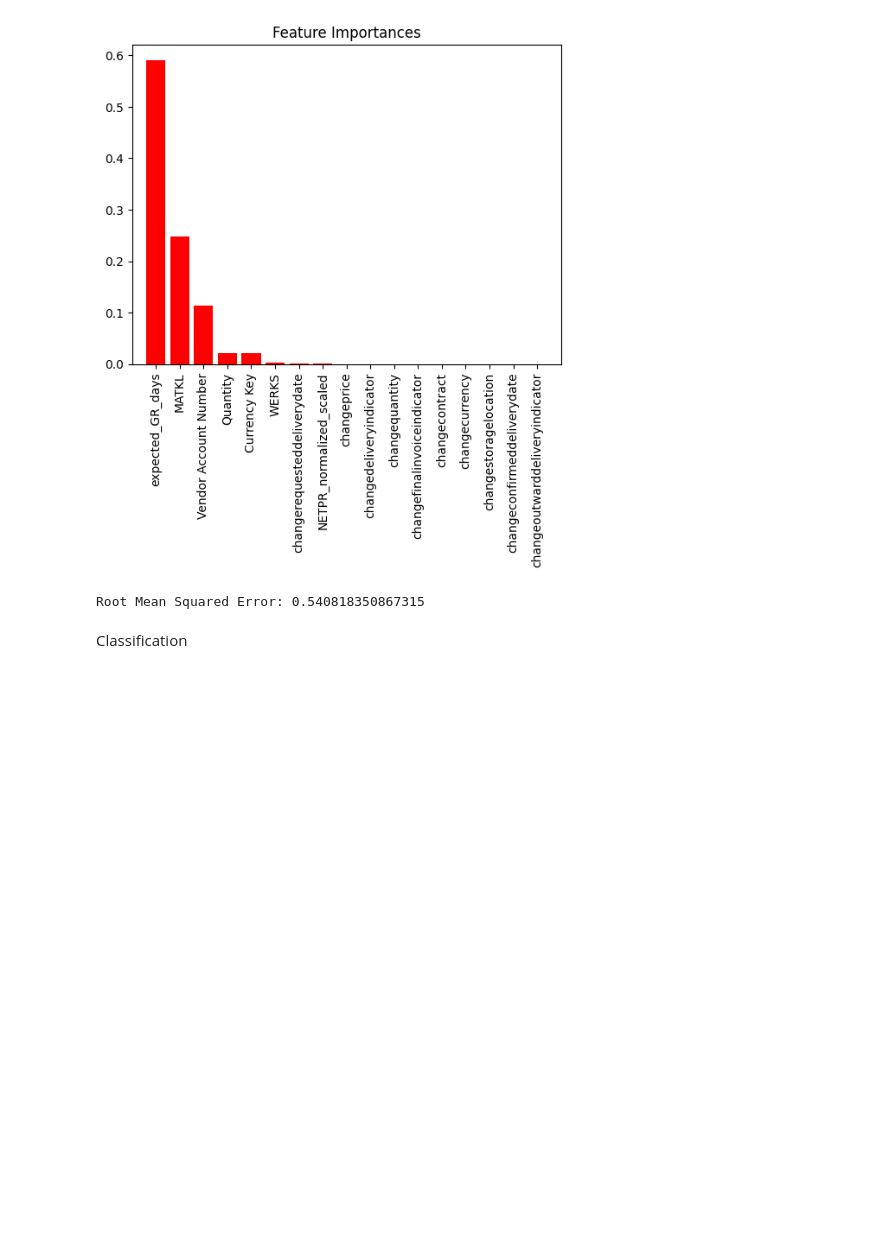
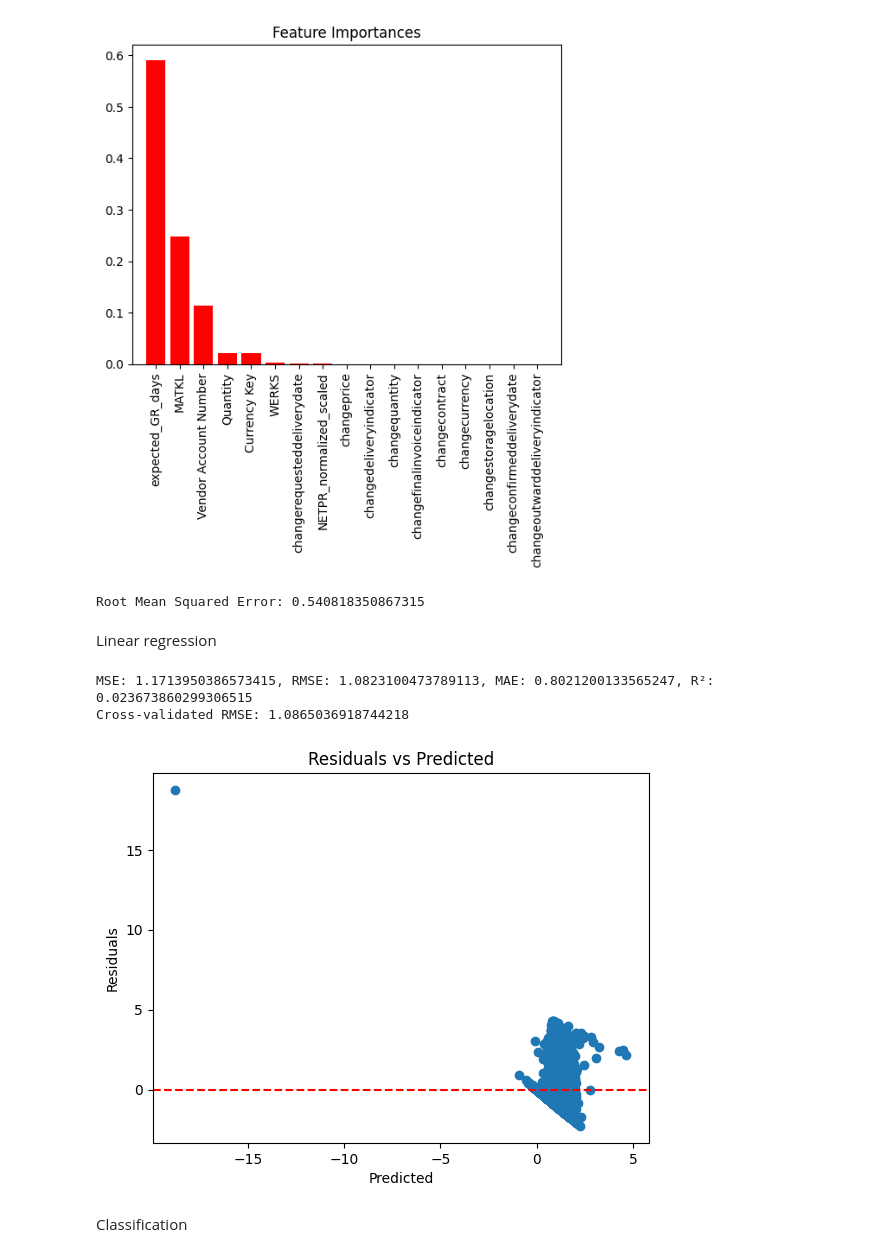
Before and after one commit to sri-anirudh/Deloitte-project, a Jupyter notebook: analysis2.ipynb, the cells around one changed output. Cells and saved outputs as stored; diff of their text form; code cells hidden in the pictures; blank space fills up the shorter version.

```diff
--- a/analysis2.ipynb
+++ b/analysis2.ipynb
@@ -444,3 +615,5 @@ rmse = (mean_squared_error(y_test, y_pred))
 print(f'Root Mean Squared Error: {rmse}')
 # %% [output]
 Root Mean Squared Error: 0.540818350867315
+# %% [markdown]
+Linear regression
@@ -447,3 +631,58 @@ Root Mean Squared Error: 0.540818350867315
+# %%
+import pandas as pd
+from sklearn.model_selection import train_test_split, cross_val_score, KFold, GridSearchCV
+from sklearn.linear_model import LinearRegression, Ridge
+from sklearn.metrics import mean_squared_error, mean_absolute_error, r2_score
+import numpy as np
+import matplotlib.pyplot as plt
+from sklearn.preprocessing import OneHotEncoder
+
+# Load and preprocess the data
+categorical_features = ['Vendor Account Number', 'MATKL', 'Currency Key', 'WERKS']
+
+# Concatenate encoded df with the rest of the data
+numerical_features = ['expected_GR_days', 'NETPR', 'Quantity', 'PR_to_PO_delay'] + \
+    ['changerequesteddeliverydate', 'changeprice', 'changequantity', 'changecurrency',
+     'changedeliveryindicator', 'changefinalinvoiceindicator', 'changestoragelocation',
+     'changeconfirmeddeliverydate', 'changecontract', 'changeoutwarddeliveryindicator']
+final_data_regression = data[numerical_features + categorical_features]
+Y = data['GR_delay_log']
+
+# Splitting the data into training and testing sets
+X_train, X_test, y_train, y_test = train_test_split(final_data_regression, Y, test_size=0.2, random_state=42)
+
+# Initialize and train the linear regression model
+model = LinearRegression()
+model.fit(X_train, y_train)
+
+# Cross-validation
+cv = KFold(n_splits=5, random_state=42, shuffle=True)
+cv_scores = cross_val_score(model, X_train, y_train, cv=cv, scoring='neg_mean_squared_error')
+cv_rmse_scores = np.sqrt(-cv_scores)
+
+# Predict and evaluate
+y_pred = model.predict(X_test)
+mse = mean_squared_error(y_test, y_pred)
+rmse = np.sqrt(mse)
+mae = mean_absolute_error(y_test, y_pred)
+r2 = r2_score(y_test, y_pred)
+
+# Print metrics
+print(f"MSE: {mse}, RMSE: {rmse}, MAE: {mae}, R²: {r2}")
+print(f"Cross-validated RMSE: {cv_rmse_scores.mean()}")
+
+# Residual plots
+residuals = y_test - y_pred
+plt.scatter(y_pred, residuals)
+plt.title('Residuals vs Predicted')
+plt.xlabel('Predicted')
+plt.ylabel('Residuals')
+plt.axhline(y=0, color='red', linestyle='--')
+plt.show()
+# %% [output]
+MSE: 1.1713950386573415, RMSE: 1.0823100473789113, MAE: 0.8021200133565247, R²: 0.023673860299306515
+Cross-validated RMSE: 1.0865036918744218
+[figure, added]
 # %% [markdown]
 Classification
 # %%
```
Also changed, not shown: parts of 17 cells of this notebook, 1 other file.
